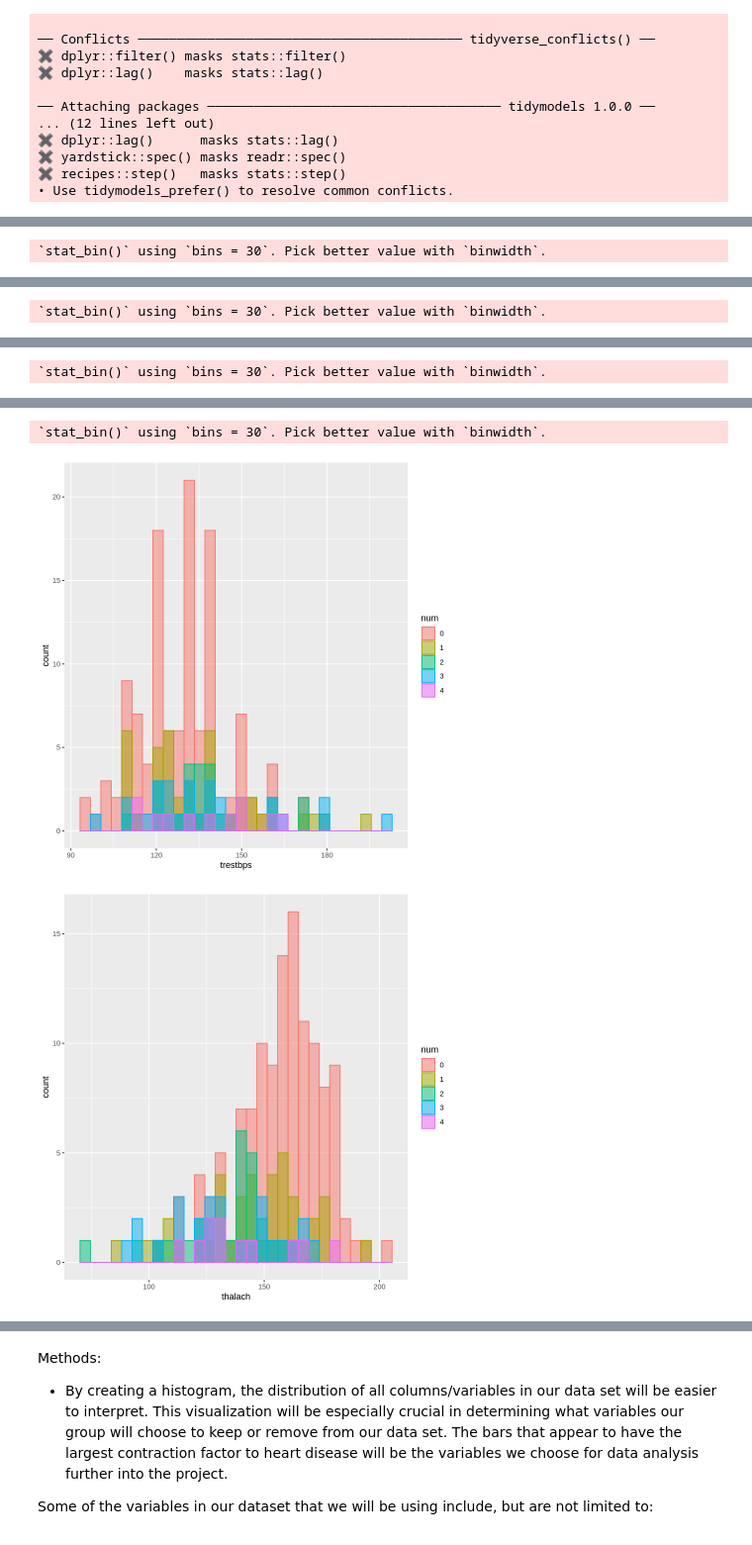
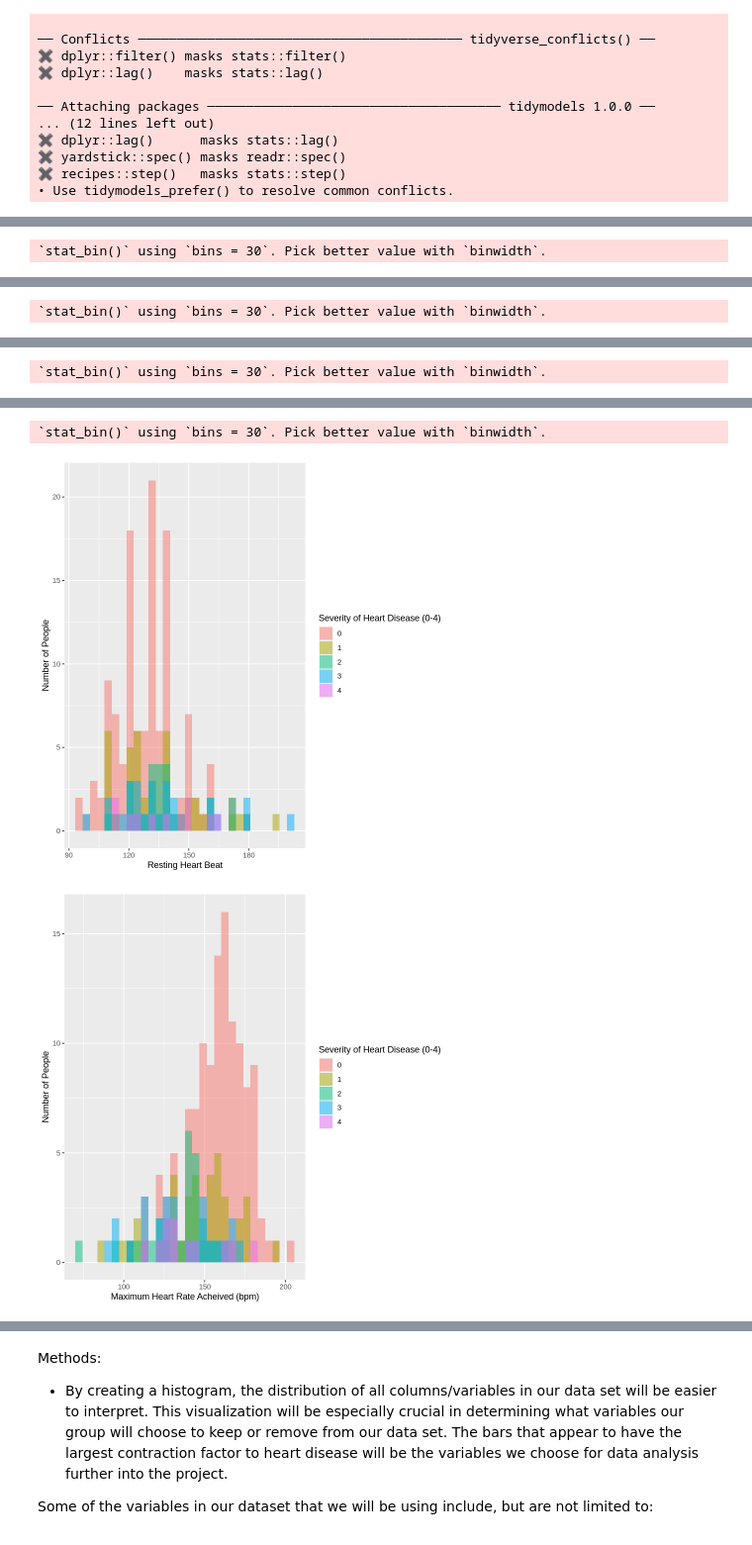
Before and after one commit to acorni02/dsci-100-2022w1-group-4, a Jupyter notebook: group_project_proposal.ipynb, the cells around one changed output, grey strips where cells are left out. Shown at 99% size. Drawn from its saved outputs; the diff is of its cells as text; code cells hidden in the pictures.

Commit message:
Graph labs

```diff
--- a/group_project_proposal.ipynb
+++ b/group_project_proposal.ipynb
@@ -147,34 +147,38 @@ A tibble: 1 × 15
 sex_bar_plot <- hd_training|>
          ggplot(aes(x = sex_edited, fill = num)) +
          geom_bar(position = "identity")+
-         labs(x="sex", y= "Number of People", fill = "Severity of Heart Disease (0-4)")+
-         scale_fill_brewer(palette = "Dark2")
+         labs(x="Sex", y= "Number of People", fill = "Severity of Heart Disease (0-4)")
+
 sex_bar_plot
 
 age_hist_per_num <- ggplot(hd_training, aes(x = age))+
                     geom_histogram(fill = "white", color = "black")+
+                    labs(x="Age", y="Number of People")+
                     facet_grid(num~., scales = "free")
 age_hist_per_num
 
-chol_hist <- ggplot(hd_training, aes(x = chol, color = num, fill = num))+
+chol_hist <- ggplot(hd_training, aes(x = chol, fill = num))+
+                    labs(x="Cholesterol", y="Number of People", fill="Severity of Heart Disease (0-4)")+
                     geom_histogram(alpha=0.5, position="identity")
 
 chol_hist
 
-bp_hist <- ggplot(hd_training, aes(x = trestbps, color = num, fill = num))+
+bp_hist <- ggplot(hd_training, aes(x = trestbps, fill = num))+
+                    labs(x="Resting Heart Beat", y="Number of People", fill="Severity of Heart Disease (0-4)")+
                     geom_histogram(alpha=0.5, position="identity")
 
 bp_hist
 
-max_hr_hist <-ggplot(hd_training, aes(x =thalach , color = num, fill = num))+
-                    geom_histogram(alpha=0.5, position="identity")
+max_hr_hist <-ggplot(hd_training, aes(x =thalach , fill = num))+
+labs(x="Maximum Heart Rate Acheived (bpm)", y="Number of People", fill="Severity of Heart Disease (0-4)")+
+geom_histogram(alpha=0.5, position="identity")
 
 max_hr_hist
 
 cp_bar<-hd_training|>
-ggplot(aes(x=cp, fill=num))+
-geom_bar(position="identity")+
-labs(x = "chest pain", y= "count", fill= "Severity of Heart Disease (0-4)")
+                ggplot(aes(x=cp, fill=num))+
+                geom_bar(position="identity")+
+                labs(x = "Chest Pain", y= "Number of Peopple", fill= "Severity of Heart Disease (0-4)")
 cp_bar
 # %% [output]
 `stat_bin()` using `bins = 30`. Pick better value with `binwidth`.
@@ -186,3 +190,3 @@ cp_bar
 `stat_bin()` using `bins = 30`. Pick better value with `binwidth`.
-[figure, old version]
+[figure, new version]
-[figure, old version]
+[figure, new version]
```
Also changed, not shown: parts of 1 cell of this notebook.
